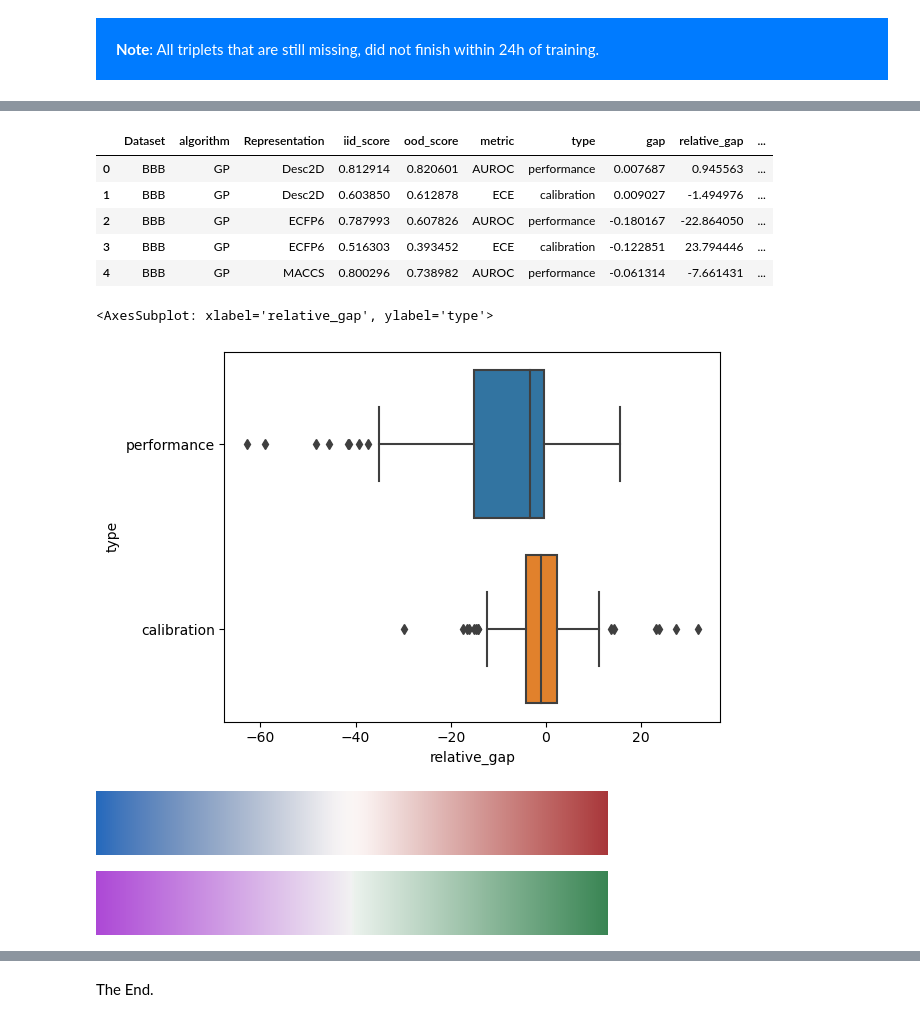
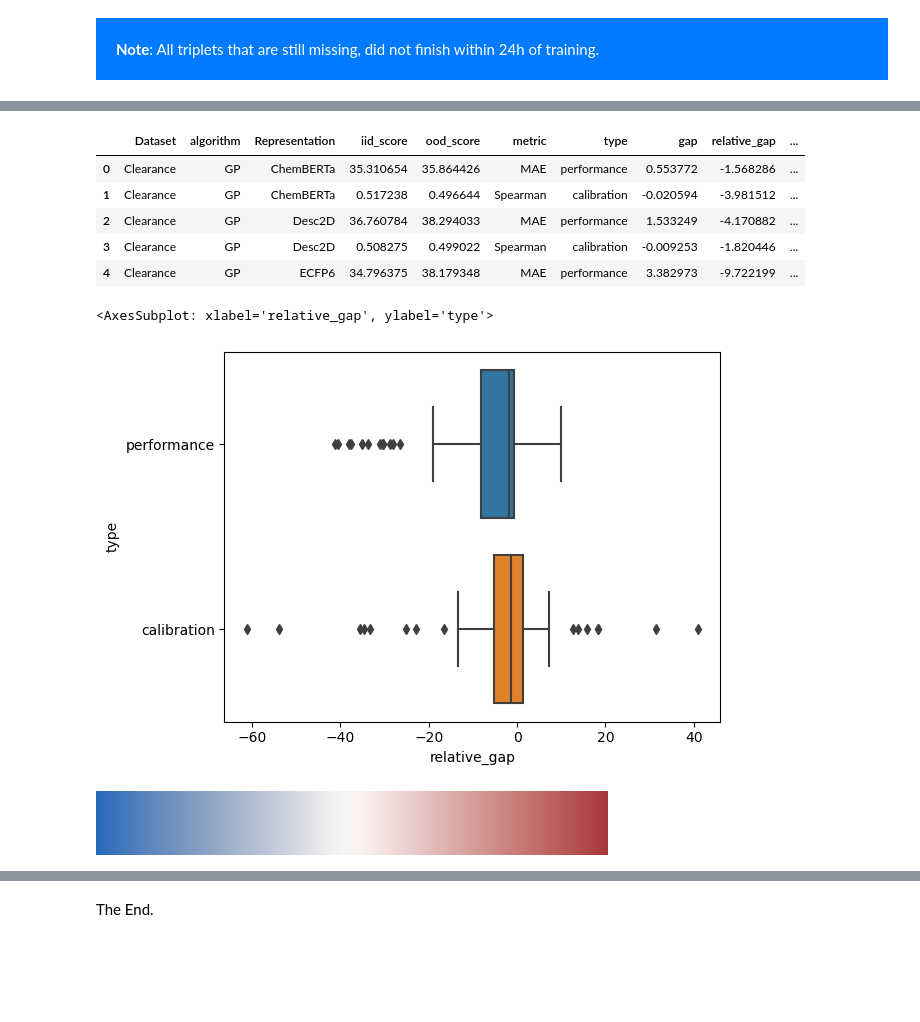
Before and after one commit to valence-labs/mood-experiments, a Jupyter notebook: notebooks/05. Gap between IID and OOD performance.ipynb, the cells around one changed output, grey strips where cells are left out. Cells and saved outputs as stored; diff of their text form; code cells hidden in the pictures; blank space fills up the shorter version.

```diff
--- a/notebooks/05. Gap between IID and OOD performance.ipynb
+++ b/notebooks/05. Gap between IID and OOD performance.ipynb
@@ -17,7 +17,7 @@ from mood.utils import get_outlier_bounds
 # %%
-SUBDIR = "20221124_NB02"
+SUBDIR = "20221213"
 # %%
-in_dir = dm.fs.join(DOWNSTREAM_RESULTS_DIR, "dataframes", SUBDIR)
+in_dir = dm.fs.join(DOWNSTREAM_RESULTS_DIR, "dataframes", "compare_performance", SUBDIR)
 pattern = dm.fs.join(in_dir, "gap_*.csv")
 paths = dm.fs.glob(pattern)
 # %%
@@ -67,33 +69,38 @@ df_original.groupby("type")[["iid_score", "ood_score"]].describe()
 # %%
 # Make a copy to keep the original intact.
 # Useful for experimentation, as creating the dataframe can be slow
 df = df_original.copy()
+
+# Upscale the Spearman correlation to go from [-1, 1] to [0, 1]
+df.loc[df["metric"] == "Spearman", "iid_score"] = (df["iid_score"] + 1) / 2
+df.loc[df["metric"] == "Spearman", "ood_score"] = (df["ood_score"] + 1) / 2
 
 # A gap > 0; performance on OOD set was better
 # We expect: Performance to be worse (so: Negative gaps)
 df["gap"] = df["ood_score"] - df["iid_score"]
 
 # Since we observed above that there is no negative scores
 # We can also compute the relative change
 # This is useful as the range to values for all targets is not the same (e.g. PPBR vs. Caco-2)
 df["relative_gap"] = (df["gap"] / df["iid_score"]) * 100
 
-df["metric_direction"] = df["metric"].apply(get_metric_direction)
-df.loc[df["gap"] == "minimize", "gap"] = -df["gap"]
-df.loc[df["metric_direction"] == "minimize", "relative_gap"] = -df["relative_gap"]
+# Invert the gap of metrics that need to be minimized, so that a high gap is always better
+df["metric_direction"] = df["metric"].apply(lambda x: Metric.by_name(x).mode)
+df.loc[df["gap"] == "min", "gap"] = -df["gap"]
+df.loc[df["metric_direction"] == "min", "relative_gap"] = -df["relative_gap"]
 
 df = df.rename(columns={"representation": "Representation", "dataset": "Dataset"})
 df.head()
 # %% [output]
 |  | Dataset | algorithm | Representation | iid_score | ood_score | metric | type | gap | relative_gap | ... |
-| 0 | BBB | GP | Desc2D | 0.812914 | 0.820601 | AUROC | performance | 0.007687 | 0.945563 | ... |
-| 1 | BBB | GP | Desc2D | 0.603850 | 0.612878 | ECE | calibration | 0.009027 | -1.494976 | ... |
-| 2 | BBB | GP | ECFP6 | 0.787993 | 0.607826 | AUROC | performance | -0.180167 | -22.864050 | ... |
-| 3 | BBB | GP | ECFP6 | 0.516303 | 0.393452 | ECE | calibration | -0.122851 | 23.794446 | ... |
-| 4 | BBB | GP | MACCS | 0.800296 | 0.738982 | AUROC | performance | -0.061314 | -7.661431 | ... |
+| 0 | Clearance | GP | ChemBERTa | 35.310654 | 35.864426 | MAE | performance | 0.553772 | -1.568286 | ... |
+| 1 | Clearance | GP | ChemBERTa | 0.517238 | 0.496644 | Spearman | calibration | -0.020594 | -3.981512 | ... |
+| 2 | Clearance | GP | Desc2D | 36.760784 | 38.294033 | MAE | performance | 1.533249 | -4.170882 | ... |
+| 3 | Clearance | GP | Desc2D | 0.508275 | 0.499022 | Spearman | calibration | -0.009253 | -1.820446 | ... |
+| 4 | Clearance | GP | ECFP6 | 34.796375 | 38.179348 | MAE | performance | 3.382973 | -9.722199 | ... |
 # %%
 sns.boxplot(data=df, x="relative_gap", y="type")
 # %% [output]
 <AxesSubplot: xlabel='relative_gap', ylabel='type'>
-[figure, old version]
+[figure, new version]
 # %%
@@ -102,10 +109,5 @@ cmap1
 # %% [output]
 [figure]
-# %%
-cmap2 = sns.diverging_palette(291, 138, as_cmap=True)
-cmap2
-# %% [output]
-[figure, removed]
 # %%
 metric = "relative_gap"
 
```
Also changed, not shown: parts of 6 cells of this notebook, 4 other files.
